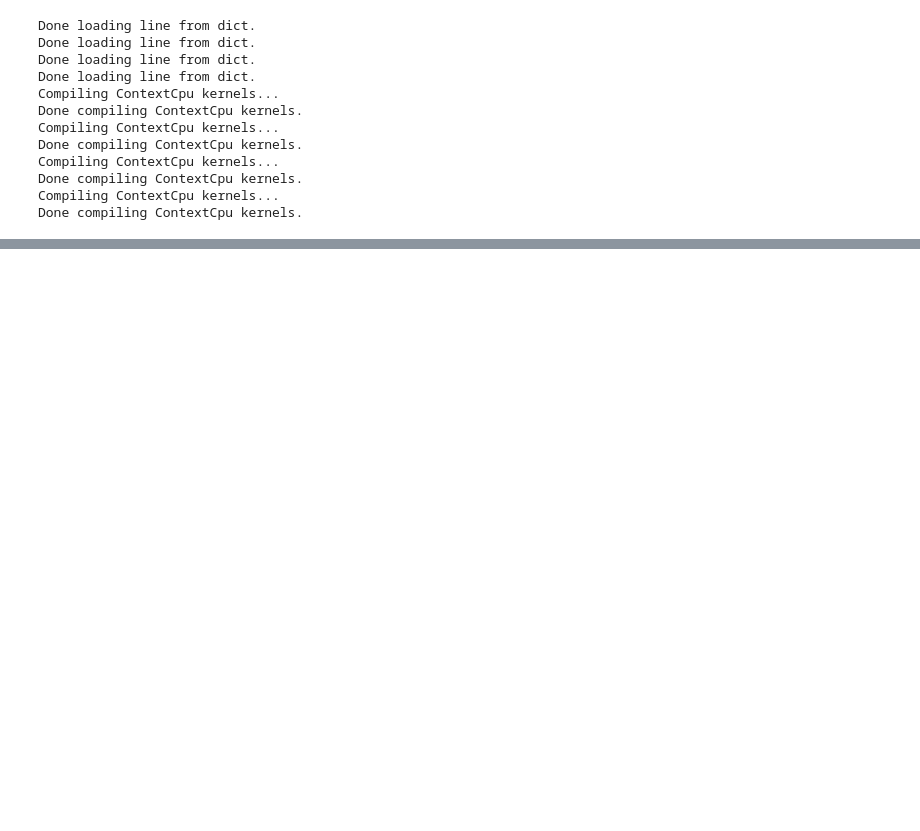
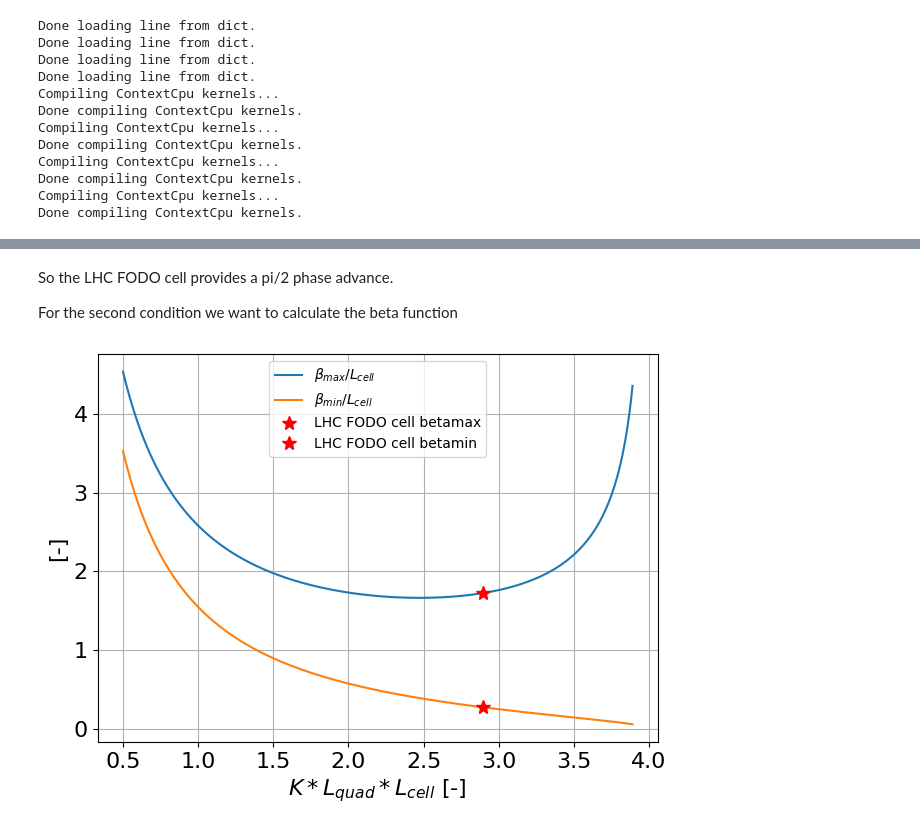
Before and after one commit to andreafornara/Tutorial, a Jupyter notebook: examples/003_thick_study.ipynb, the cells around one changed output, grey strips where cells are left out. Cells and saved outputs as stored; diff of their text form; code cells hidden in the pictures; blank space fills up the shorter version.

```diff
--- a/examples/003_thick_study.ipynb
+++ b/examples/003_thick_study.ipynb
@@ -187,0 +196,24 @@ plt.tight_layout()
+# %% [markdown]
+So the LHC FODO cell provides a pi/2 phase advance.
+
+For the second condition we want to calculate the beta function
+# %%
+x=np.arange(0.5,3.90,0.01)
+betamax=(1+(x/4))/(np.sin(2*np.arcsin(x/4)))
+betamin=(1-(x/4))/(np.sin(2*np.arcsin(x/4)))
+x_LHC = np.abs(k1l)*FODO_cell_length
+betamax_LHC=(1+(x_LHC/4))/(np.sin(2*np.arcsin(x_LHC/4)))
+betamin_LHC=(1-(x_LHC/4))/(np.sin(2*np.arcsin(x_LHC/4)))
+fig, ax1 = plt.subplots()
+ax1.plot(x,betamax,'-',label=r"$\beta_{max}/L_{cell}$")
+ax1.plot(x,betamin,'-',label=r"$\beta_{min}/L_{cell}$")
+ax1.plot(x_LHC,betamax_LHC, '*', markersize=10, color='red', label='LHC FODO cell betamax')
+ax1.plot(x_LHC,betamin_LHC, '*', markersize=10, color='red', label='LHC FODO cell betamin')
+ax1.set_ylabel("[-]", fontsize=16)
+ax1.set_xlabel("$K*L_{quad}*L_{cell}$ [-]", fontsize=16)
+plt.grid()
+plt.legend()
+plt.tick_params(axis='both', labelsize=16)
+plt.tight_layout()
+# %% [output]
+[figure, added]
```
Also changed, not shown: parts of 19 cells of this notebook, 5 other files.
